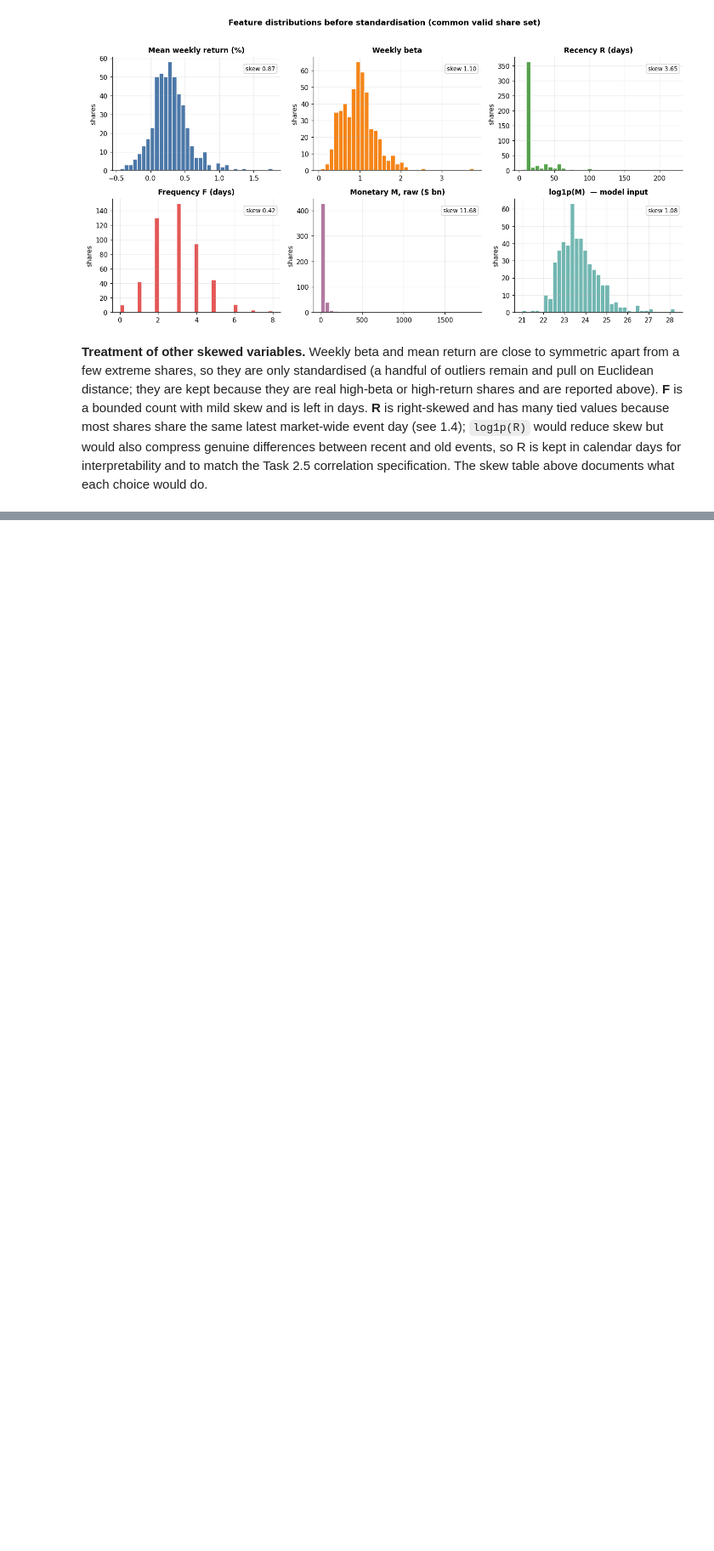
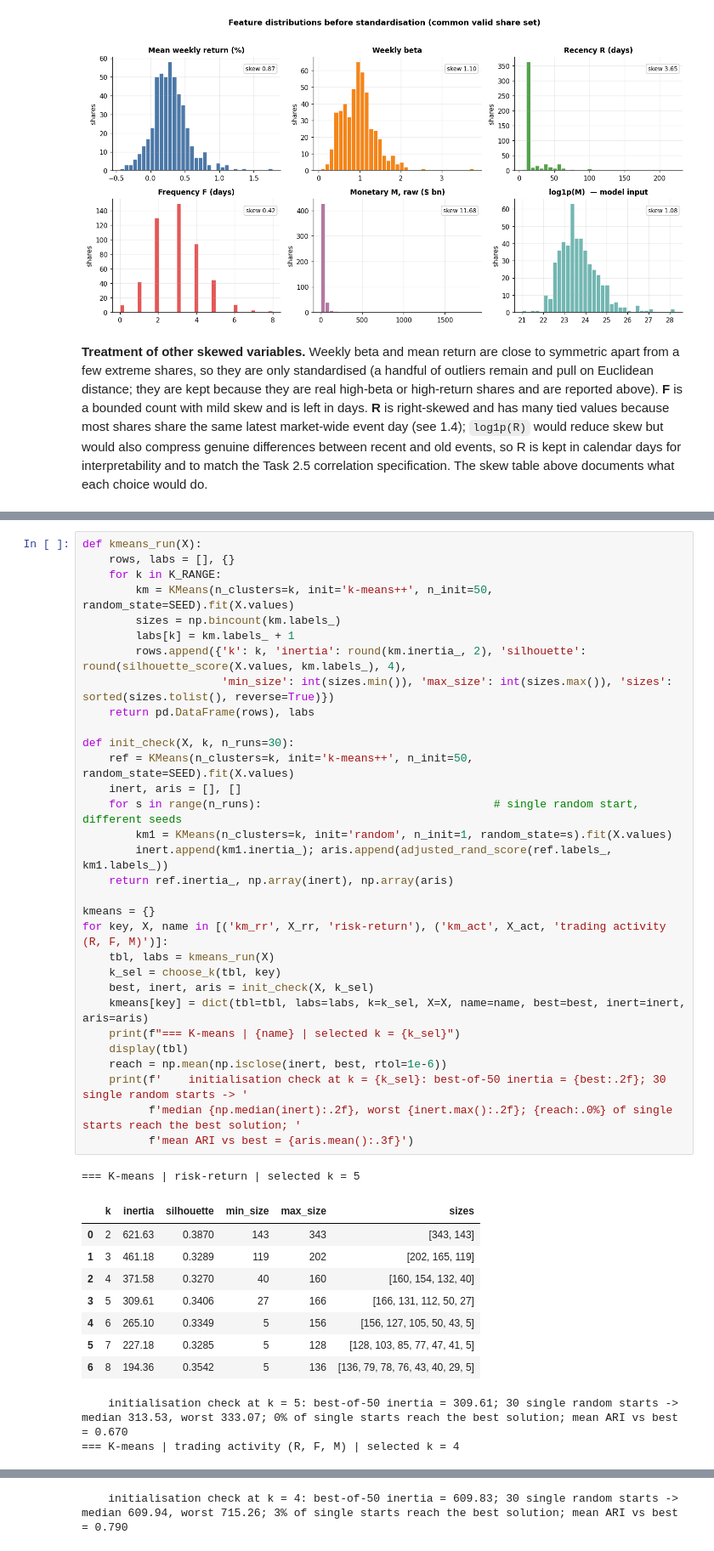
Before and after one commit to aaisha-aamina/crm-sp500-rfm-segmentation, a Jupyter notebook: Coursework_w2052143.ipynb, the cells around one changed output, grey strips where cells are left out. Shown at 85% size. Saved outputs shown, nothing was run; the diff lists cells and outputs as text; blank space fills up the shorter version.

```diff
--- a/Coursework_w2052143.ipynb
+++ b/Coursework_w2052143.ipynb
@@ -698,0 +787,43 @@ Monetary: top-5 shares carry 89% of squared deviation on the raw scale vs 17% af
+# %%
+def kmeans_run(X):
+    rows, labs = [], {}
+    for k in K_RANGE:
+        km = KMeans(n_clusters=k, init='k-means++', n_init=50, random_state=SEED).fit(X.values)
+        sizes = np.bincount(km.labels_)
+        labs[k] = km.labels_ + 1
+        rows.append({'k': k, 'inertia': round(km.inertia_, 2), 'silhouette': round(silhouette_score(X.values, km.labels_), 4),
+                     'min_size': int(sizes.min()), 'max_size': int(sizes.max()), 'sizes': sorted(sizes.tolist(), reverse=True)})
+    return pd.DataFrame(rows), labs
+
+def init_check(X, k, n_runs=30):
+    ref = KMeans(n_clusters=k, init='k-means++', n_init=50, random_state=SEED).fit(X.values)
+    inert, aris = [], []
+    for s in range(n_runs):                                   # single random start, different seeds
+        km1 = KMeans(n_clusters=k, init='random', n_init=1, random_state=s).fit(X.values)
+        inert.append(km1.inertia_); aris.append(adjusted_rand_score(ref.labels_, km1.labels_))
+    return ref.inertia_, np.array(inert), np.array(aris)
+
+kmeans = {}
+for key, X, name in [('km_rr', X_rr, 'risk-return'), ('km_act', X_act, 'trading activity (R, F, M)')]:
+    tbl, labs = kmeans_run(X)
+    k_sel = choose_k(tbl, key)
+    best, inert, aris = init_check(X, k_sel)
+    kmeans[key] = dict(tbl=tbl, labs=labs, k=k_sel, X=X, name=name, best=best, inert=inert, aris=aris)
+    print(f"=== K-means | {name} | selected k = {k_sel}")
+    display(tbl)
+    reach = np.mean(np.isclose(inert, best, rtol=1e-6))
+    print(f'    initialisation check at k = {k_sel}: best-of-50 inertia = {best:.2f}; 30 single random starts -> '
+          f'median {np.median(inert):.2f}, worst {inert.max():.2f}; {reach:.0%} of single starts reach the best solution; '
+          f'mean ARI vs best = {aris.mean():.3f}')
+# %% [output]
+=== K-means | risk-return | selected k = 5
+|  | k | inertia | silhouette | min_size | max_size | sizes |
+| 0 | 2 | 621.63 | 0.3870 | 143 | 343 | [343, 143] |
+| 1 | 3 | 461.18 | 0.3289 | 119 | 202 | [202, 165, 119] |
+| 2 | 4 | 371.58 | 0.3270 | 40 | 160 | [160, 154, 132, 40] |
+| 3 | 5 | 309.61 | 0.3406 | 27 | 166 | [166, 131, 112, 50, 27] |
+| 4 | 6 | 265.10 | 0.3349 | 5 | 156 | [156, 127, 105, 50, 43, 5] |
+| 5 | 7 | 227.18 | 0.3285 | 5 | 128 | [128, 103, 85, 77, 47, 41, 5] |
+| 6 | 8 | 194.36 | 0.3542 | 5 | 136 | [136, 79, 78, 76, 43, 40, 29, 5] |
+    initialisation check at k = 5: best-of-50 inertia = 309.61; 30 single random starts -> median 313.53, worst 333.07; 0% of single starts reach the best solution; mean ARI vs best = 0.670
+=== K-means | trading activity (R, F, M) | selected k = 4
@@ -698,0 +838 @@ Monetary: top-5 shares carry 89% of squared deviation on the raw scale vs 17% af
+    initialisation check at k = 4: best-of-50 inertia = 609.83; 30 single random starts -> median 609.94, worst 715.26; 3% of single starts reach the best solution; mean ARI vs best = 0.790
```
Also changed, not shown: parts of 6 cells of this notebook.
